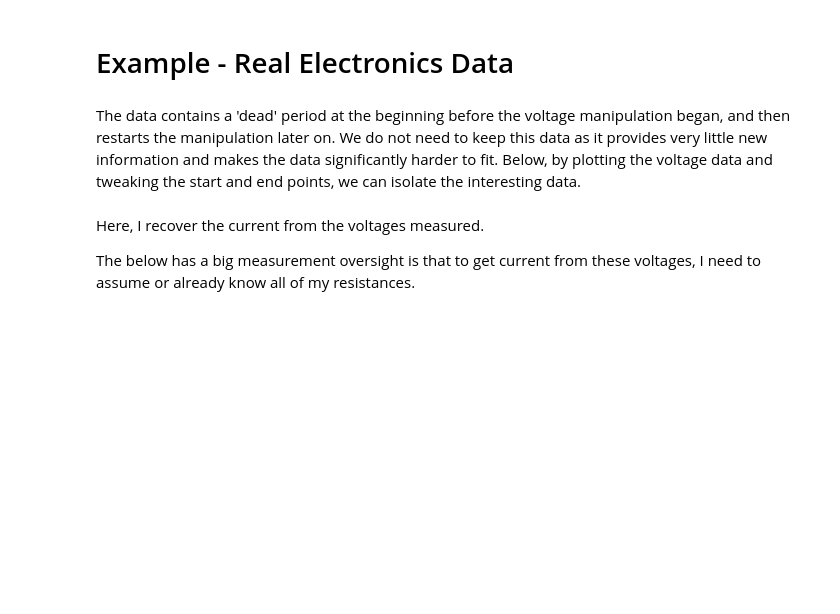
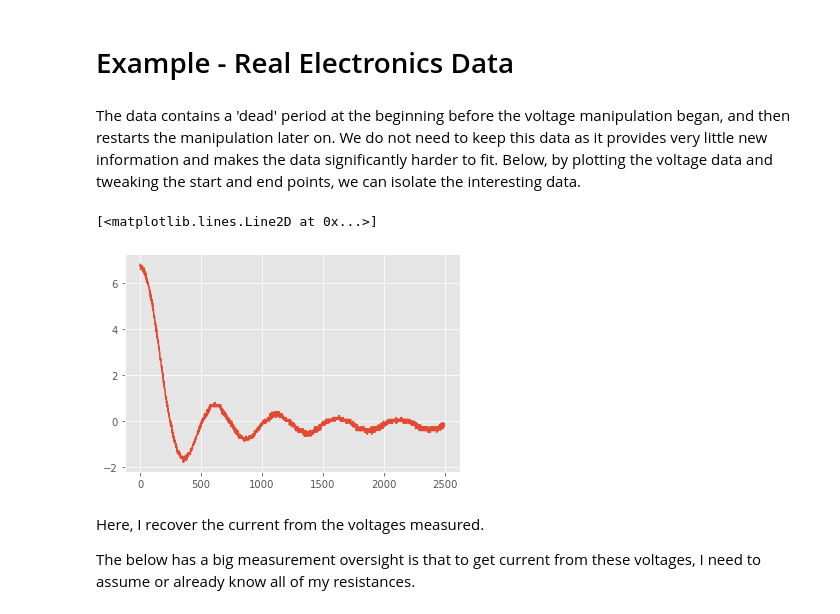
Before and after one commit to AlexB-B/DeePyMoD_torch_AlexVersion, a Jupyter notebook: notebooks/Example - Real Electronics Data.ipynb, the cells around one changed output. Saved outputs shown, nothing was run; the diff lists cells and outputs as text; code cells hidden in the pictures; blank space fills up the shorter version.

```diff
--- a/notebooks/Example - Real Electronics Data.ipynb
+++ b/notebooks/Example - Real Electronics Data.ipynb
@@ -21,5 +21,8 @@ channel_2_data = np.loadtxt(path+'Channel 2 voltage shunt resistor.csv', delimit
 # %% [markdown]
 The data contains a 'dead' period at the beginning before the voltage manipulation began, and then restarts the manipulation later on. We do not need to keep this data as it provides very little new information and makes the data significantly harder to fit. Below, by plotting the voltage data and tweaking the start and end points, we can isolate the interesting data.
 # %%
-# plt.plot(channel_1_data[600:3099, 1])
+plt.plot(channel_1_data[600:3099, 1])
+# %% [output]
+[<matplotlib.lines.Line2D at 0x...>]
+[figure, added]
 # %%
```
Also changed, not shown: parts of 9 cells of this notebook, 2 other files.
